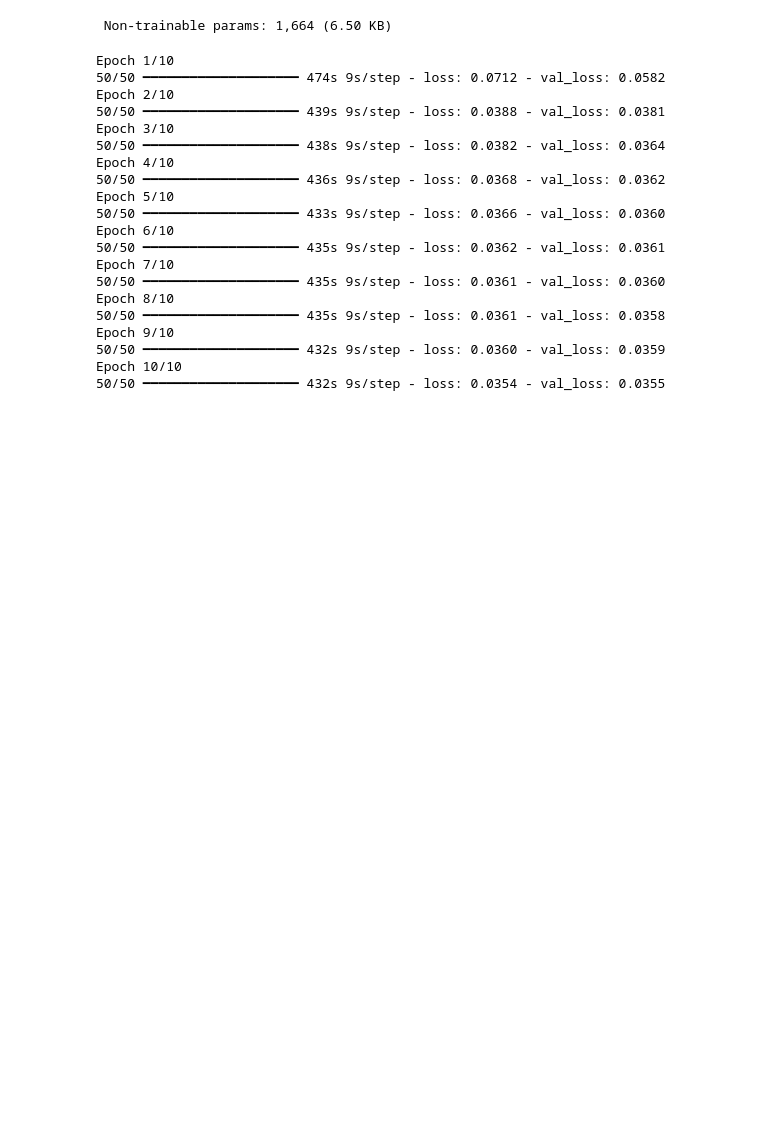
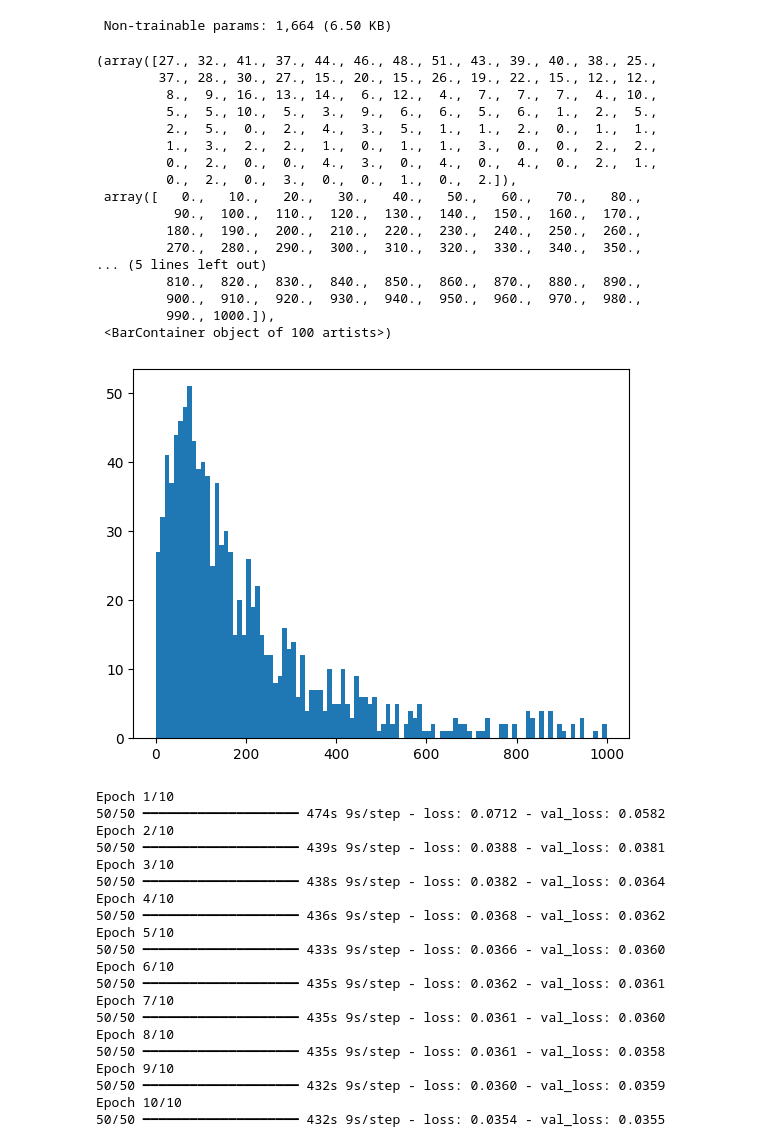
Before and after one commit to GBotogoske/machine_learning_2024, a Jupyter notebook: neutrino_figuras_3_imagens.ipynb, the cells around one changed output. Cells and saved outputs as stored; diff of their text form; code cells hidden in the pictures; blank space fills up the shorter version.

```diff
--- a/neutrino_figuras_3_imagens.ipynb
+++ b/neutrino_figuras_3_imagens.ipynb
@@ -164,3 +170,24 @@ Model: "sequential_2"
+# %%
+plt.hist(x_hist,bins=100,range=[0,1000])
+# %% [output]
+(array([27., 32., 41., 37., 44., 46., 48., 51., 43., 39., 40., 38., 25.,
+        37., 28., 30., 27., 15., 20., 15., 26., 19., 22., 15., 12., 12.,
+         8.,  9., 16., 13., 14.,  6., 12.,  4.,  7.,  7.,  7.,  4., 10.,
+         5.,  5., 10.,  5.,  3.,  9.,  6.,  6.,  5.,  6.,  1.,  2.,  5.,
+         2.,  5.,  0.,  2.,  4.,  3.,  5.,  1.,  1.,  2.,  0.,  1.,  1.,
+         1.,  3.,  2.,  2.,  1.,  0.,  1.,  1.,  3.,  0.,  0.,  2.,  2.,
+         0.,  2.,  0.,  0.,  4.,  3.,  0.,  4.,  0.,  4.,  0.,  2.,  1.,
+         0.,  2.,  0.,  3.,  0.,  0.,  1.,  0.,  2.]),
+ array([   0.,   10.,   20.,   30.,   40.,   50.,   60.,   70.,   80.,
+          90.,  100.,  110.,  120.,  130.,  140.,  150.,  160.,  170.,
+         180.,  190.,  200.,  210.,  220.,  230.,  240.,  250.,  260.,
+         270.,  280.,  290.,  300.,  310.,  320.,  330.,  340.,  350.,
+... (5 lines left out)
+         810.,  820.,  830.,  840.,  850.,  860.,  870.,  880.,  890.,
+         900.,  910.,  920.,  930.,  940.,  950.,  960.,  970.,  980.,
+         990., 1000.]),
+ <BarContainer object of 100 artists>)
+[figure, added]
 # %%
 history = autoencoder2.fit(x_train,x_train, epochs=10, batch_size=30, validation_data=[x_test,x_test])
 # %% [output]
```
Also changed, not shown: parts of 17 cells of this notebook, 1 other file.
